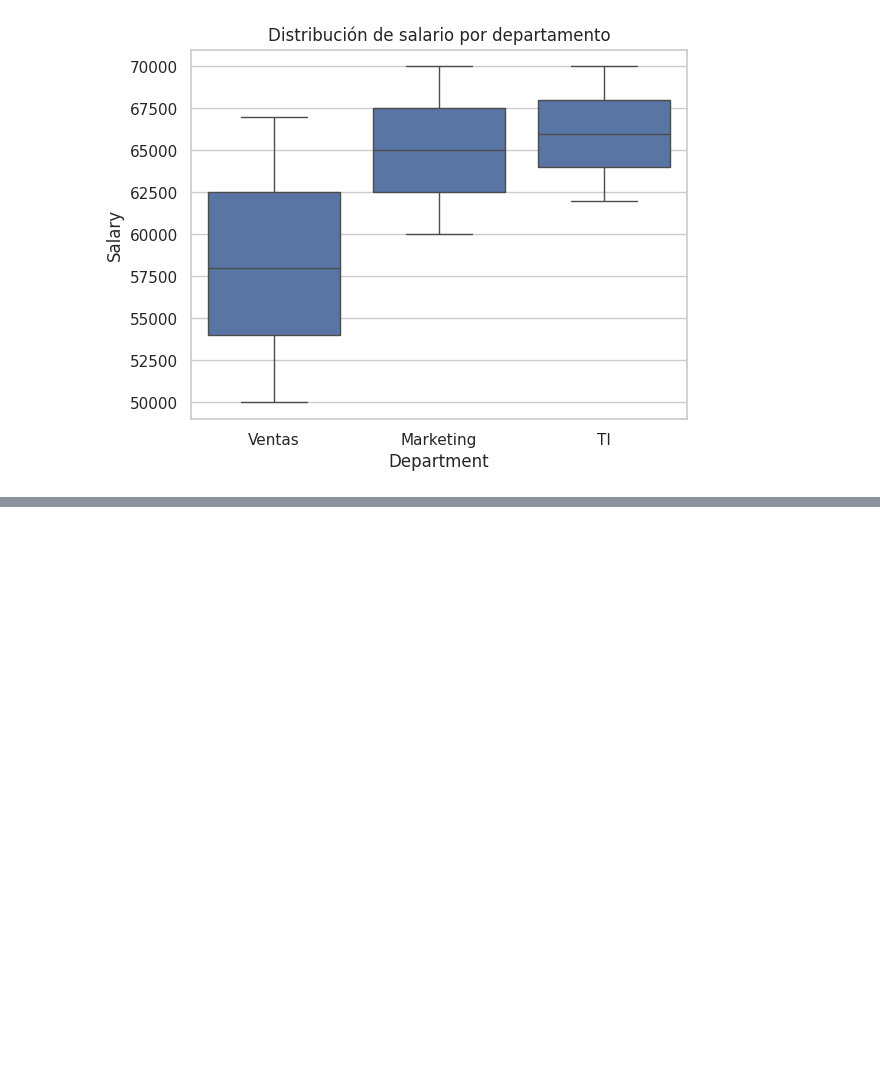
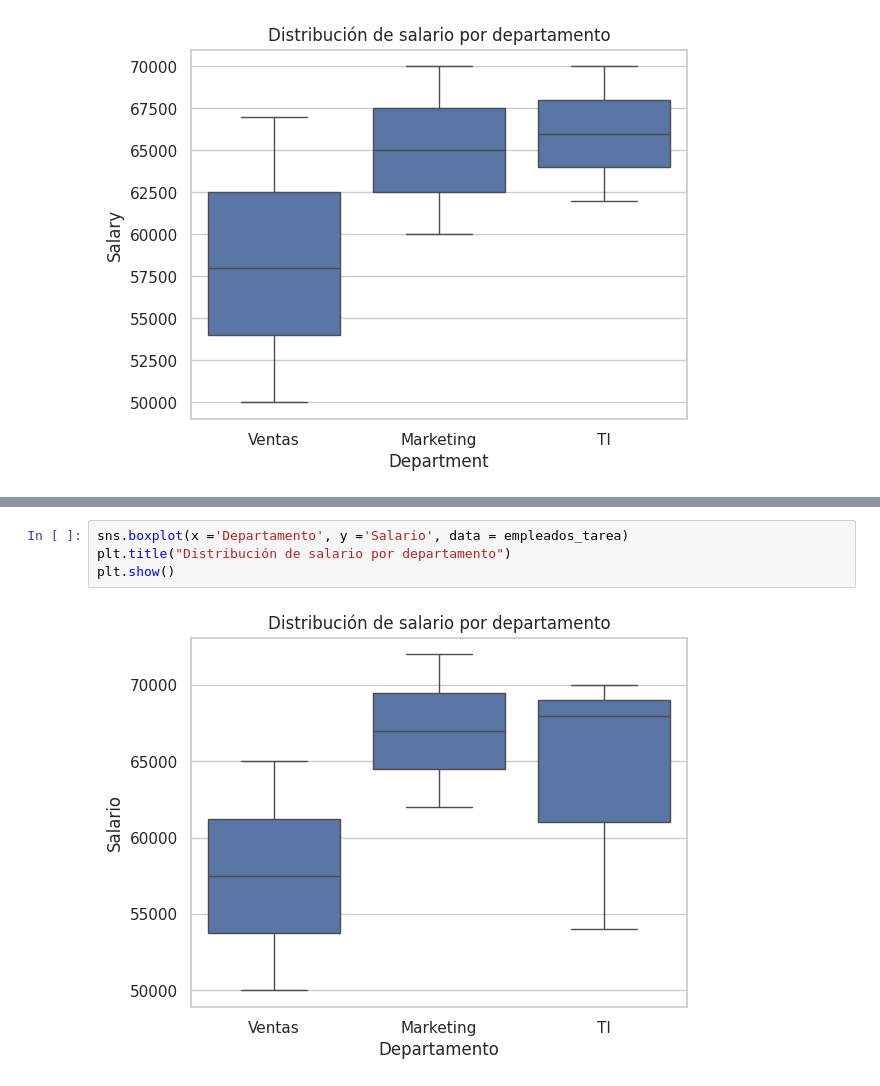
Before and after one commit to JuanPujol81/DataScience-IACourse, a Jupyter notebook: graphics_with_matplotlib.ipynb, the cells around one changed output, grey strips where cells are left out. Saved outputs shown, nothing was run; the diff lists cells and outputs as text; blank space fills up the shorter version.

```diff
--- a/graphics_with_matplotlib.ipynb
+++ b/graphics_with_matplotlib.ipynb
@@ -122,0 +138,6 @@ KeyError: ('Age', 'Salary')
+# %%
+sns.boxplot(x ='Departamento', y ='Salario', data = empleados_tarea)
+plt.title("Distribución de salario por departamento")
+plt.show()
+# %% [output]
+[figure, added]
```
Also changed, not shown: parts of 7 cells of this notebook.
